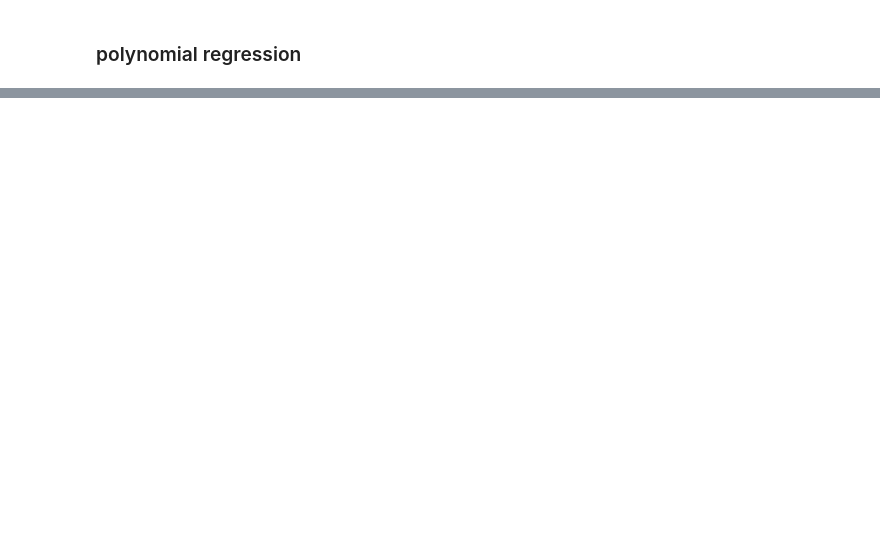
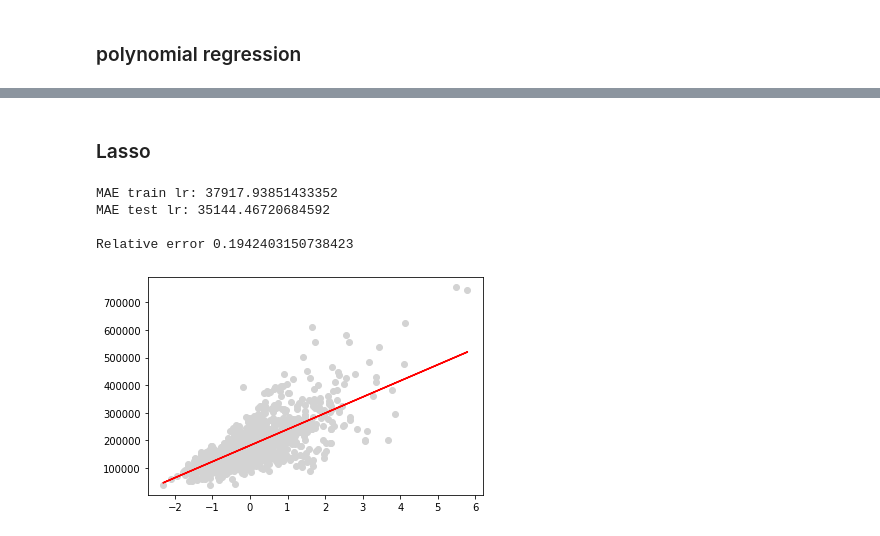
Before and after one commit to NandoGoncalves/House_Prices, a Jupyter notebook: house-prices_a00.ipynb, the cells around one changed output, grey strips where cells are left out. Cells and saved outputs as stored; diff of their text form; code cells hidden in the pictures; blank space fills up the shorter version.

Commit message:
lasso regression

```diff
--- a/house-prices_a00.ipynb
+++ b/house-prices_a00.ipynb
@@ -194,0 +200,2 @@ plt.scatter(X.head(1239), y_pred_train.reshape(-1, 1),color='r'); # .sort_values
+# %% [markdown]
+### Lasso
@@ -194,0 +204,27 @@ plt.scatter(X.head(1239), y_pred_train.reshape(-1, 1),color='r'); # .sort_values
+# %%
+lr.fit(X_train, y_train)
+
+y_pred_train = lr.predict(X_train)
+
+y_pred_test = lr.predict(X_test)
+# %%
+mae_train = mean_absolute_error(y_train, y_pred_train)
+
+mae_test = mean_absolute_error(y_test, y_pred_test)
+
+print("MAE train lr:", mae_train)
+print("MAE test lr:", mae_test)
+
+mean_price = df['SalePrice'].mean()
+
+print("\nRelative error", mae_test / mean_price)
+# %% [output]
+MAE train lr: 37917.93851433352
+MAE test lr: 35144.46720684592
+
+Relative error 0.1942403150738423
+# %%
+plt.scatter(X_train, y_train,color='lightgrey');
+plt.plot(X_train, lr.predict(X_train),color='r');
+# %% [output]
+[figure, added]
```
Also changed, not shown: parts of 11 cells of this notebook.
